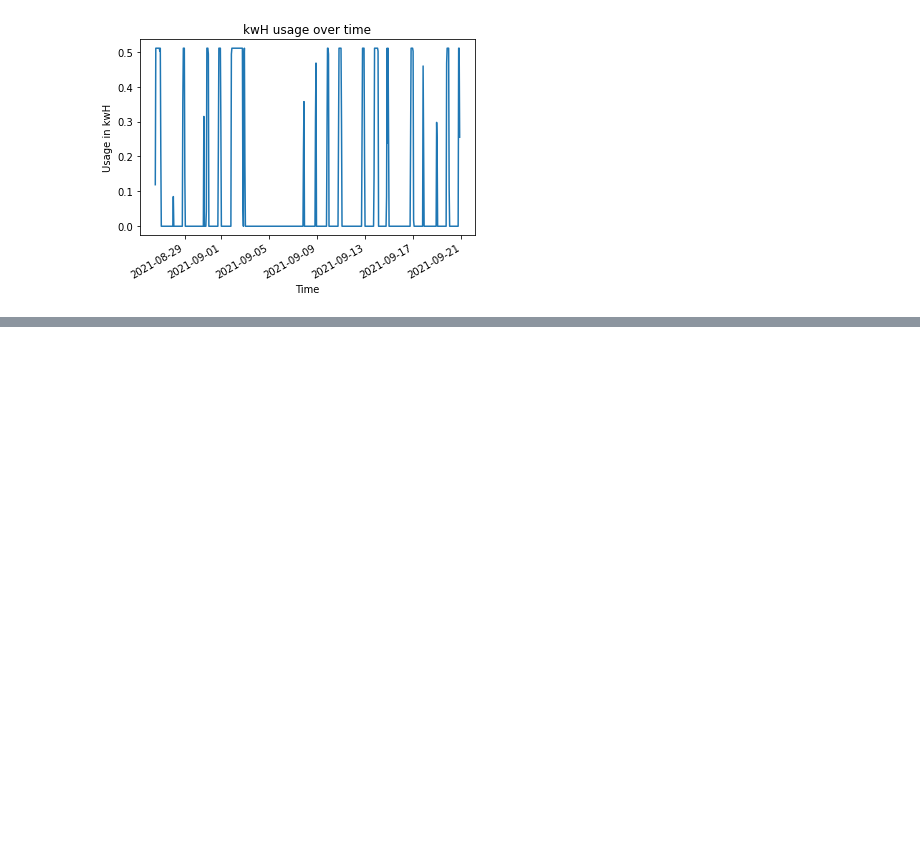
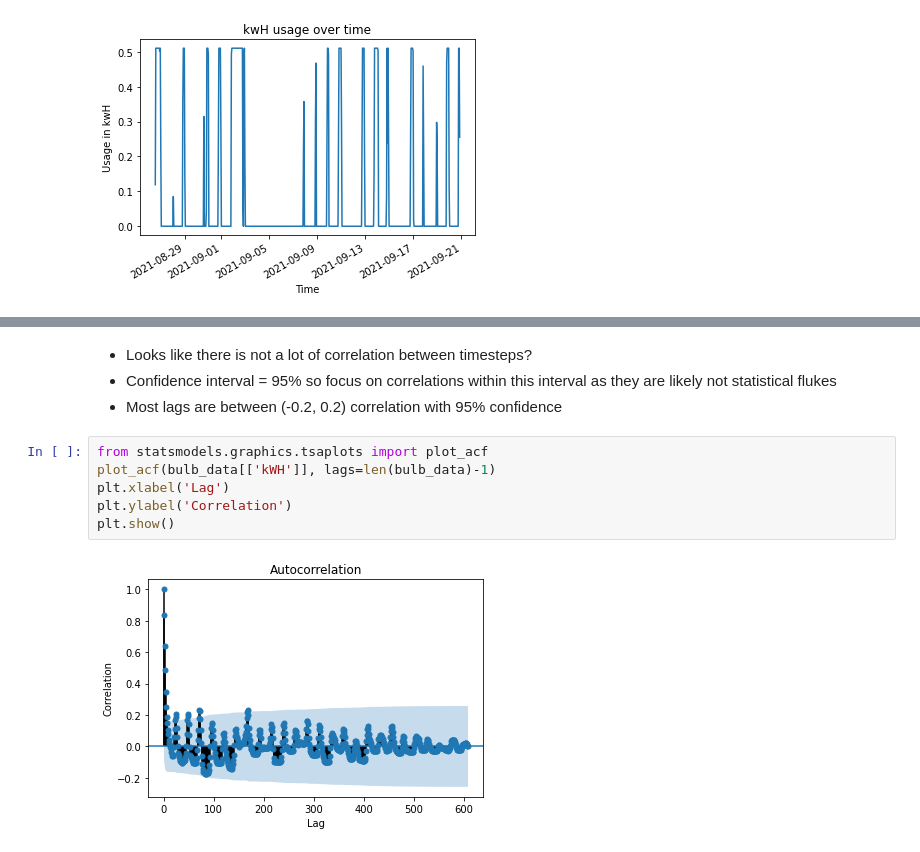
Before and after one commit to smannan/LIFXBulbAnalysis, a Jupyter notebook: SmartBulbARIMAModel.ipynb, the cells around one changed output, grey strips where cells are left out. Drawn from its saved outputs; the diff is of its cells as text; blank space fills up the shorter version.

```diff
--- a/SmartBulbARIMAModel.ipynb
+++ b/SmartBulbARIMAModel.ipynb
@@ -34,0 +46,12 @@ plt.show()
+# %% [markdown]
+- Looks like there is not a lot of correlation between timesteps?
+- Confidence interval = 95% so focus on correlations within this interval as they are likely not statistical flukes
+- Most lags are between (-0.2, 0.2) correlation with 95% confidence
+# %%
+from statsmodels.graphics.tsaplots import plot_acf
+plot_acf(bulb_data[['kWH']], lags=len(bulb_data)-1)
+plt.xlabel('Lag')
+plt.ylabel('Correlation')
+plt.show()
+# %% [output]
+[figure, added]
```
Also changed, not shown: parts of 6 cells of this notebook.
